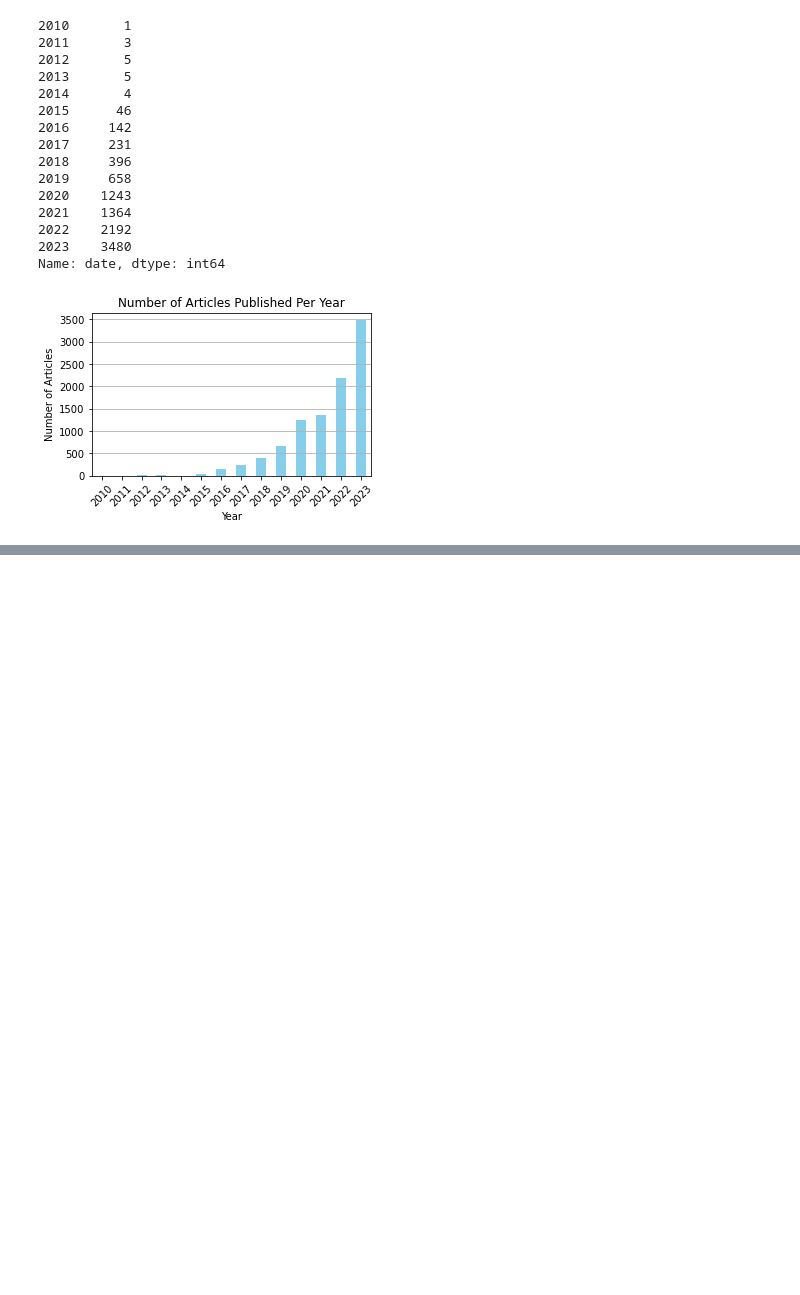
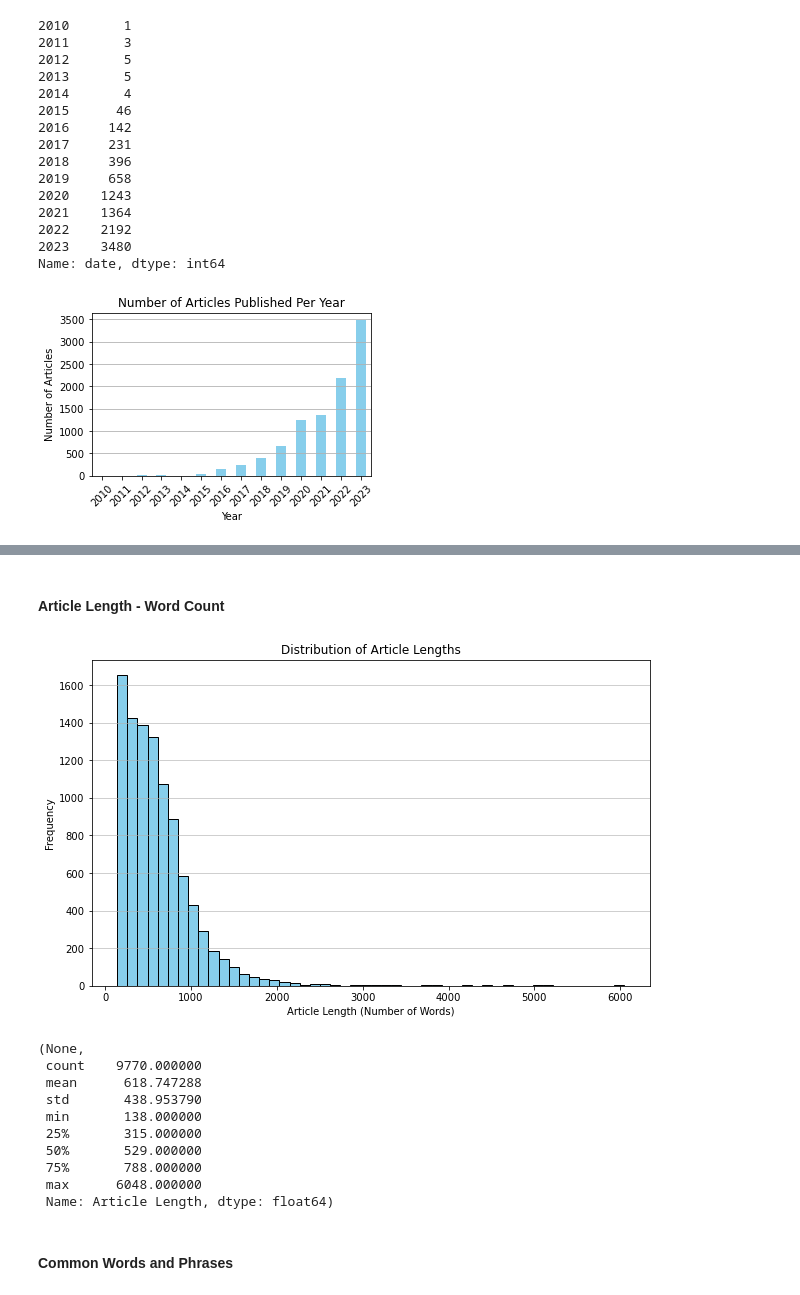
Before and after one commit to EthanFalcao/Sentiment-Analysis-in-Financial-Markets, a Jupyter notebook: (CNBC_Text) - Exploratory Data Analysis.ipynb, the cells around one changed output, grey strips where cells are left out. Cells and saved outputs as stored; diff of their text form; code cells hidden in the pictures; blank space fills up the shorter version.

```diff
--- a/(CNBC_Text) - Exploratory Data Analysis.ipynb
+++ b/(CNBC_Text) - Exploratory Data Analysis.ipynb
@@ -106,0 +121,14 @@ plt.show()
+# %%
+summary_stats = {
+    'Total Articles': df_text.shape[0],
+    'Columns': df_text.columns.tolist(),
+    'Date Range': [df_text['date'].min(), df_text['date'].max()]
+}
+
+# Step 3: Text Content Analysis
+# Article Length (assuming 'description' or similar field contains the article content)
+df_text['Article Length'] = df_text['description'].apply(lambda x: len(str(x).split()))
+
+# Basic distribution of article lengths
+article_length_stats = df_text['Article Length'].describe()
+summary_stats,article_length_stats
@@ -106,0 +201,33 @@ plt.show()
+# %% [markdown]
+#### Article Length - Word Count
+# %%
+# Calculate the length of articles using the 'text' column for a more accurate representation of content depth
+df_text['Article Length'] = df_text['text'].apply(lambda x: len(str(x).split()))
+
+# Summary statistics for article lengths
+article_length_stats = df_text['Article Length'].describe()
+
+# Visualize the distribution of article lengths
+import matplotlib.pyplot as plt
+
+plt.figure(figsize=(10, 6))
+plt.hist(df_text['Article Length'], bins=50, color='skyblue', edgecolor='black')
+plt.title('Distribution of Article Lengths')
+plt.xlabel('Article Length (Number of Words)')
+plt.ylabel('Frequency')
+plt.grid(axis='y', alpha=0.75)
+plt.show(), article_length_stats
+# %% [output]
+[figure, added]
+(None,
+ count    9770.000000
+ mean      618.747288
+ std       438.953790
+ min       138.000000
+ 25%       315.000000
+ 50%       529.000000
+ 75%       788.000000
+ max      6048.000000
+ Name: Article Length, dtype: float64)
+# %% [markdown]
+#### Common Words and Phrases
```
Also changed, not shown: parts of 15 cells of this notebook, 3 other files.
